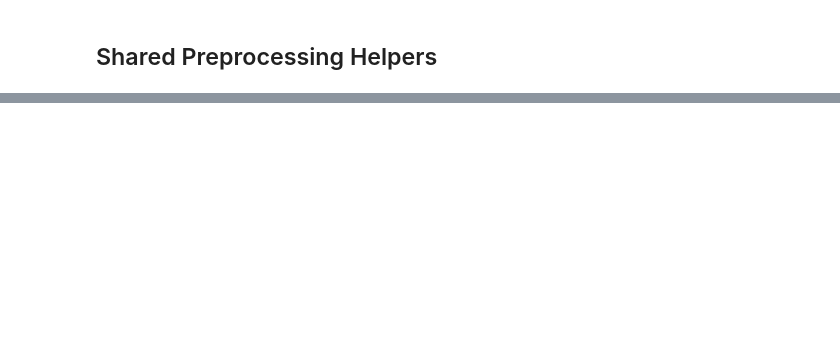
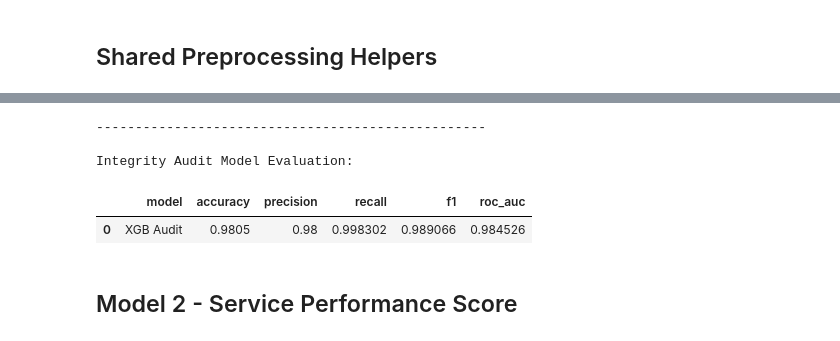
Before and after one commit to Mipjeiger/hospital-churn-customer-analytics-, a Jupyter notebook: develop/researchment/05_ML_Engineering_system.ipynb, the cells around one changed output, grey strips where cells are left out. Saved outputs shown, nothing was run; the diff lists cells and outputs as text; code cells hidden in the pictures; blank space fills up the shorter version.

Commit message:
build models in the fifth models on management hospital system

```diff
--- a/develop/researchment/05_ML_Engineering_system.ipynb
+++ b/develop/researchment/05_ML_Engineering_system.ipynb
@@ -132,0 +160,16 @@ def evaluate_regressor(name, y_true, y_pred):
+# %%
+# ----- 1b. Unsupervised anomaly detection (unsupervised) ------
+from sklearn.ensemble import IsolationForest
+
+FEATURES = ["patients_request","patients_admitted","patients_refused",
+            "available_beds","staff_present","staff_absent","total_staff",
+            "length_of_stay","satisfaction","staff_morale","capacity_pressure"]
+
+# Iso model
+iso = IsolationForest(n_estimators=300, contamination=0.05, random_state=42)
+df["iso_anomaly"] = iso.fit_predict(df[FEATURES]) # -1 anomaly, 1 normal
+df["iso_score"] = -iso.score_samples(df[FEATURES]) # higher score = more anomalous
+df["iso_flag"] = (df["iso_anomaly"] == -1).astype(int)
+
+print(f"Anomalies detected: {df['iso_flag'].sum()}")
+df.groupby("service")["iso_flag"].mean().sort_values(ascending=False)
@@ -132,0 +184,42 @@ def evaluate_regressor(name, y_true, y_pred):
+# %%
+from sklearn.model_selection import train_test_split
+from xgboost import XGBClassifier, XGBRegressor
+
+# ---------- 1c. Supervised model predicting "needs audit" ----------
+# target = rule-based flag (acts as weak label)
+FEAT_X = [c for c in FEATURES if c != "capacity_pressure"] + ["admission_rate_row","refusal_rate_row","staff_attendance_rate"]
+
+# Split into X and y
+X = df[FEAT_X].copy()
+y = df["integrity_flagged"]
+
+# Train test split
+X_train, X_test, y_train, y_test = train_test_split(X, y, test_size=0.2, random_state=42, stratify=y)
+
+pre, num_cols, cat_cols = build_preprocessor(X_train)
+audit_model = Pipeline([
+    ("pre", pre),
+    ("clf", XGBClassifier(n_estimators=300, max_depth=5, learning_rate=0.1, colsample_bytree=0.8))
+])
+
+# Train the model
+audit_model.fit(X_train, y_train)
+
+# Get the probabilities and predictions
+y_pred = audit_model.predict(X_test)
+y_prob = audit_model.predict_proba(X_test)[:, 1]
+evaluate_results = pd.DataFrame([evaluate_classifier("XGB Audit", y_test, y_pred, y_prob)])
+print("-"*50)
+print("\nIntegrity Audit Model Evaluation:")
+evaluate_results
+
+# Save the model
+#joblib.dump({"pipeline": audit_model, "features": FEAT_X}, "integrity_audit_model.joblib")
+# %% [output]
+--------------------------------------------------
+
+Integrity Audit Model Evaluation:
+|  | model | accuracy | precision | recall | f1 | roc_auc |
+| 0 | XGB Audit | 0.9805 | 0.98 | 0.998302 | 0.989066 | 0.984526 |
+# %% [markdown]
+## Model 2 - Service Performance Score
```
Also changed, not shown: parts of 13 cells of this notebook.
